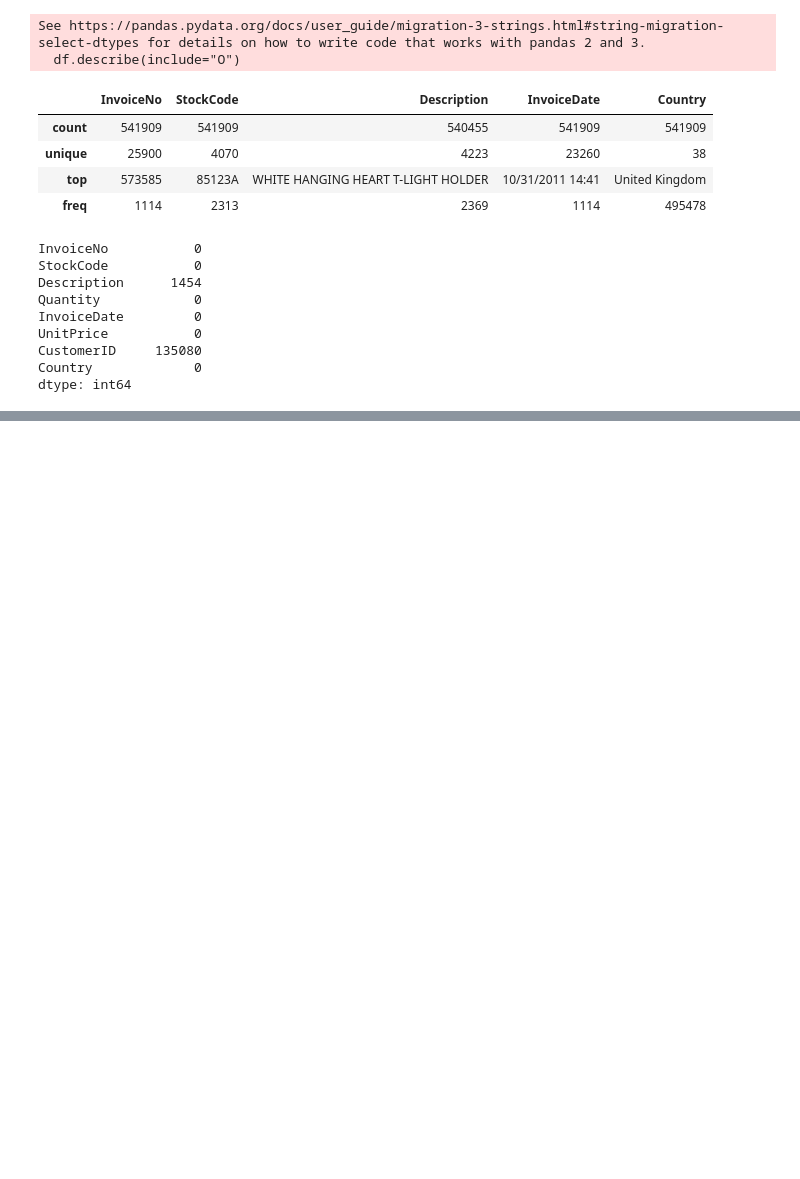
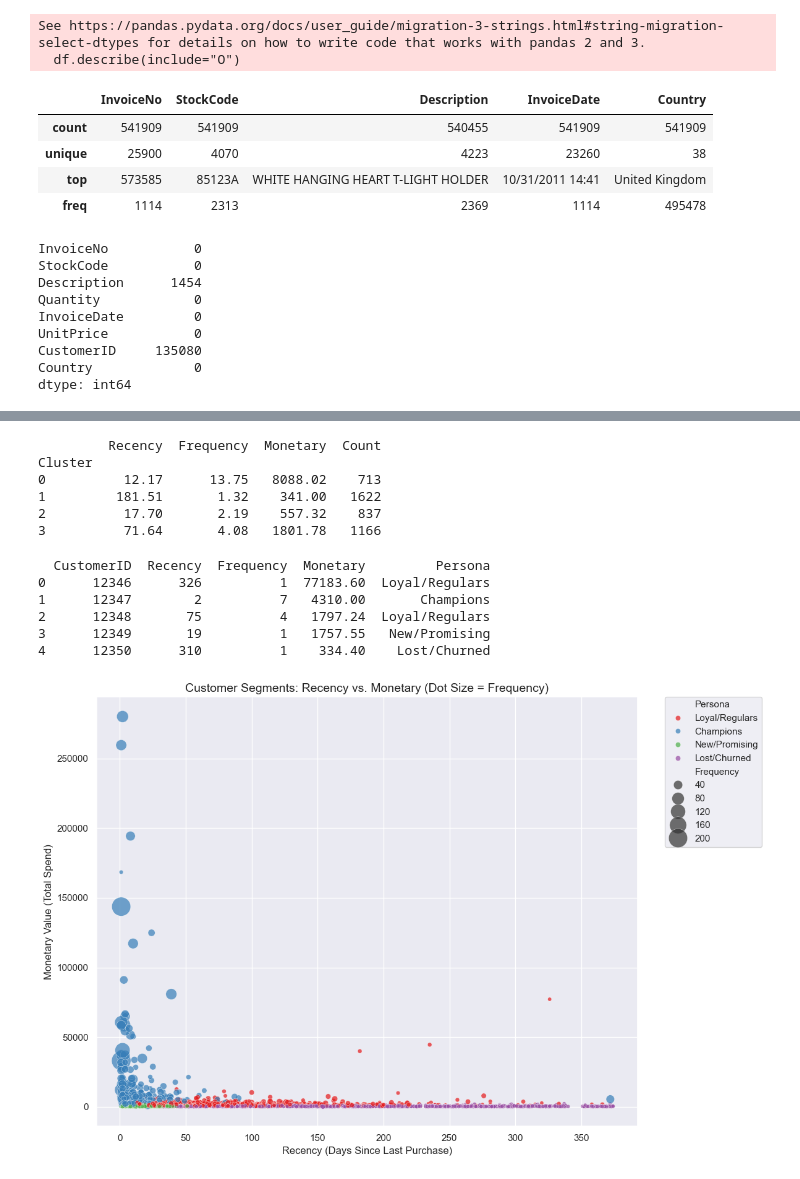
Before and after one commit to AhammedSameer46/AI-Powered-E-commerce-Customer-Intelligence-System, a Jupyter notebook: notebook/train.ipynb, the cells around one changed output, grey strips where cells are left out. Saved outputs shown, nothing was run; the diff lists cells and outputs as text; code cells hidden in the pictures; blank space fills up the shorter version.

```diff
--- a/notebook/train.ipynb
+++ b/notebook/train.ipynb
@@ -87,0 +212,74 @@ dtype: int64
+# %%
+# Calculate the average RFM values and the customer count per cluster
+cluster_summary = rfm_matrix.groupby('Cluster').agg({
+    'Recency': 'mean',
+    'Frequency': 'mean',
+    'Monetary': 'mean',
+    'CustomerID': 'count'
+}).round(2)
+
+# Rename the ID column to Count for clarity
+cluster_summary.rename(columns={'CustomerID': 'Count'}, inplace=True)
+
+print(cluster_summary)
+# %% [output]
+         Recency  Frequency  Monetary  Count
+Cluster
+0          12.17      13.75   8088.02    713
+1         181.51       1.32    341.00   1622
+2          17.70       2.19    557.32    837
+3          71.64       4.08   1801.78   1166
+# %%
+# Map cluster numbers to business personas
+persona_map = {
+    0: 'Champions',
+    1: 'Lost/Churned',
+    2: 'New/Promising',
+    3: 'Loyal/Regulars'
+}
+
+# Create the new column
+rfm_matrix['Persona'] = rfm_matrix['Cluster'].map(persona_map)
+
+# Verify the final dataset structure
+print(rfm_matrix[['CustomerID', 'Recency', 'Frequency', 'Monetary', 'Persona']].head())
+# %% [output]
+  CustomerID  Recency  Frequency  Monetary         Persona
+0      12346      326          1  77183.60  Loyal/Regulars
+1      12347        2          7   4310.00       Champions
+2      12348       75          4   1797.24  Loyal/Regulars
+3      12349       19          1   1757.55   New/Promising
+4      12350      310          1    334.40    Lost/Churned
+# %%
+import seaborn as sns
+import matplotlib.pyplot as plt
+
+# Set the visual theme to a clean, high-contrast grid
+sns.set_theme(style="darkgrid")
+
+plt.figure(figsize=(12, 8))
+
+# Build the scatter plot
+sns.scatterplot(
+    data=rfm_matrix,
+    x='Recency',
+    y='Monetary',
+    hue='Persona',
+    size='Frequency',
+    sizes=(20, 500), # Adjust dot size constraints
+    alpha=0.7,
+    palette='Set1' # Use a distinct color palette
+)
+
+# Set labels and title
+plt.title('Customer Segments: Recency vs. Monetary (Dot Size = Frequency)', fontsize=14)
+plt.xlabel('Recency (Days Since Last Purchase)', fontsize=12)
+plt.ylabel('Monetary Value (Total Spend)', fontsize=12)
+
+# Move the legend outside the plot for readability
+plt.legend(bbox_to_anchor=(1.05, 1), loc='upper left', borderaxespad=0)
+plt.tight_layout()
+
+plt.show()
+# %% [output]
+[figure, added]
```
Also changed, not shown: parts of 13 cells of this notebook.
